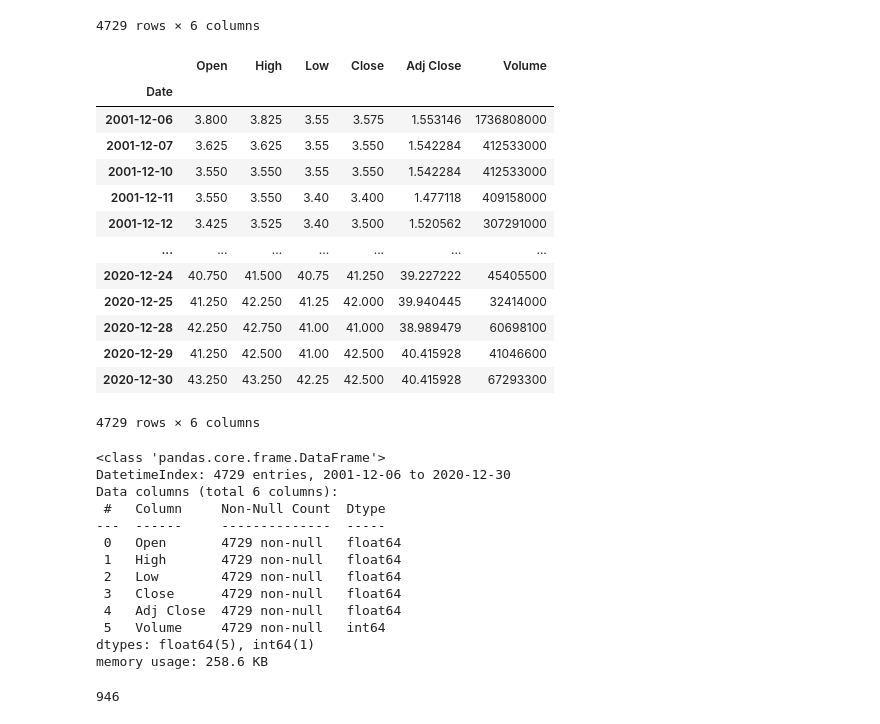
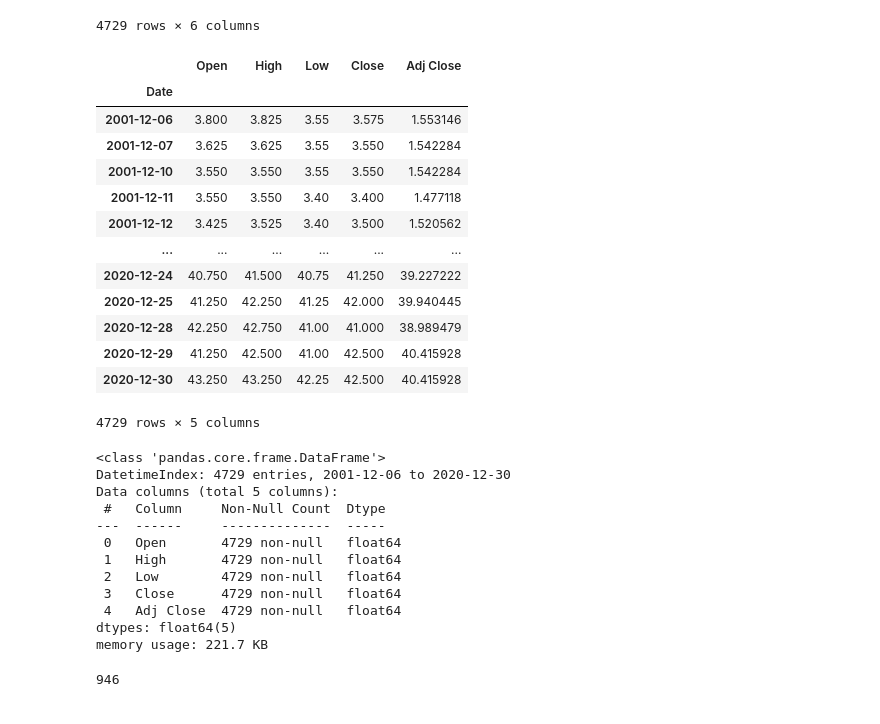
Before and after one commit to sboonpan/Project_Stock_LSTM, a Jupyter notebook: LSTM.ipynb, the cells around one changed output. Cells and saved outputs as stored; diff of their text form; code cells hidden in the pictures.

```diff
--- a/LSTM.ipynb
+++ b/LSTM.ipynb
@@ -58,30 +62,31 @@ stock
 df = stock.copy()
 # %%
 # Replace 0 to avoid dividing by 0 later on
-df['Volume'].replace(to_replace=0, method='ffill', inplace=True)
+#df['Volume'].replace(to_replace=0, method='ffill', inplace=True)
 #df.sort_values('Date', inplace=True)
+df.drop(columns = 'Volume', inplace = True)
 df
 # %% [output]
-|  | Open | High | Low | Close | Adj Close | Volume |
-| Date |  |  |  |  |  |  |
-| 2001-12-06 | 3.800 | 3.825 | 3.55 | 3.575 | 1.553146 | 1736808000 |
-| 2001-12-07 | 3.625 | 3.625 | 3.55 | 3.550 | 1.542284 | 412533000 |
-| 2001-12-10 | 3.550 | 3.550 | 3.55 | 3.550 | 1.542284 | 412533000 |
-| 2001-12-11 | 3.550 | 3.550 | 3.40 | 3.400 | 1.477118 | 409158000 |
-| 2001-12-12 | 3.425 | 3.525 | 3.40 | 3.500 | 1.520562 | 307291000 |
-| ... | ... | ... | ... | ... | ... | ... |
-| 2020-12-24 | 40.750 | 41.500 | 40.75 | 41.250 | 39.227222 | 45405500 |
-| 2020-12-25 | 41.250 | 42.250 | 41.25 | 42.000 | 39.940445 | 32414000 |
-| 2020-12-28 | 42.250 | 42.750 | 41.00 | 41.000 | 38.989479 | 60698100 |
-| 2020-12-29 | 41.250 | 42.500 | 41.00 | 42.500 | 40.415928 | 41046600 |
-| 2020-12-30 | 43.250 | 43.250 | 42.25 | 42.500 | 40.415928 | 67293300 |
+|  | Open | High | Low | Close | Adj Close |
+| Date |  |  |  |  |  |
+| 2001-12-06 | 3.800 | 3.825 | 3.55 | 3.575 | 1.553146 |
+| 2001-12-07 | 3.625 | 3.625 | 3.55 | 3.550 | 1.542284 |
+| 2001-12-10 | 3.550 | 3.550 | 3.55 | 3.550 | 1.542284 |
+| 2001-12-11 | 3.550 | 3.550 | 3.40 | 3.400 | 1.477118 |
+| 2001-12-12 | 3.425 | 3.525 | 3.40 | 3.500 | 1.520562 |
+| ... | ... | ... | ... | ... | ... |
+| 2020-12-24 | 40.750 | 41.500 | 40.75 | 41.250 | 39.227222 |
+| 2020-12-25 | 41.250 | 42.250 | 41.25 | 42.000 | 39.940445 |
+| 2020-12-28 | 42.250 | 42.750 | 41.00 | 41.000 | 38.989479 |
+| 2020-12-29 | 41.250 | 42.500 | 41.00 | 42.500 | 40.415928 |
+| 2020-12-30 | 43.250 | 43.250 | 42.25 | 42.500 | 40.415928 |
-4729 rows × 6 columns
+4729 rows × 5 columns
 # %%
 df.info()
 # %% [output]
 <class 'pandas.core.frame.DataFrame'>
 DatetimeIndex: 4729 entries, 2001-12-06 to 2020-12-30
-Data columns (total 6 columns):
+Data columns (total 5 columns):
  #   Column     Non-Null Count  Dtype
 ---  ------     --------------  -----
  0   Open       4729 non-null   float64
@@ -89,6 +94,5 @@ Data columns (total 6 columns):
  2   Low        4729 non-null   float64
  3   Close      4729 non-null   float64
  4   Adj Close  4729 non-null   float64
- 5   Volume     4729 non-null   int64
-dtypes: float64(5), int64(1)
-memory usage: 258.6 KB
+dtypes: float64(5)
+memory usage: 221.7 KB
```
Also changed, not shown: parts of 18 cells of this notebook.
